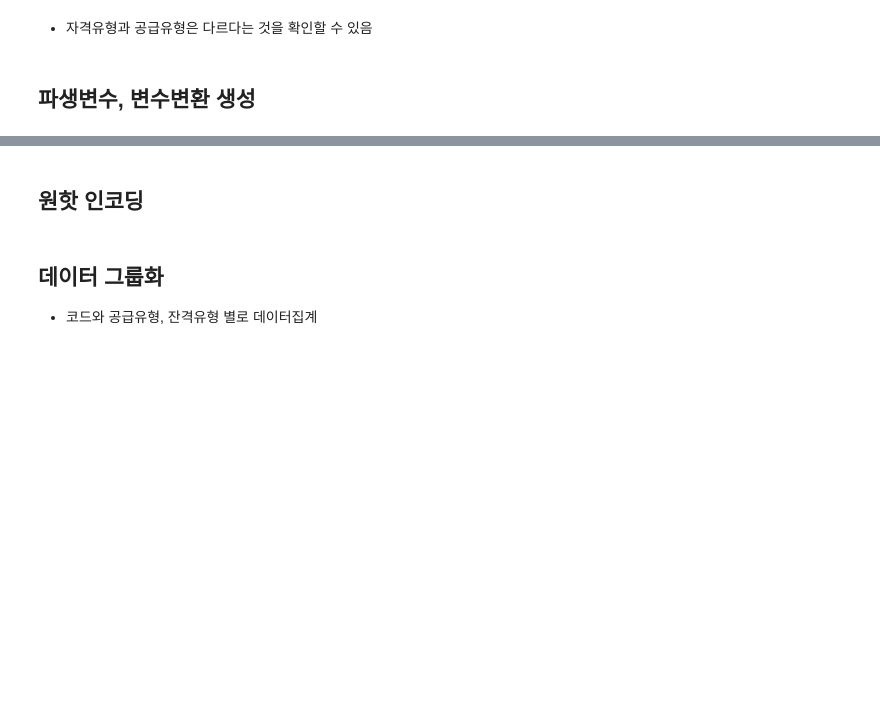
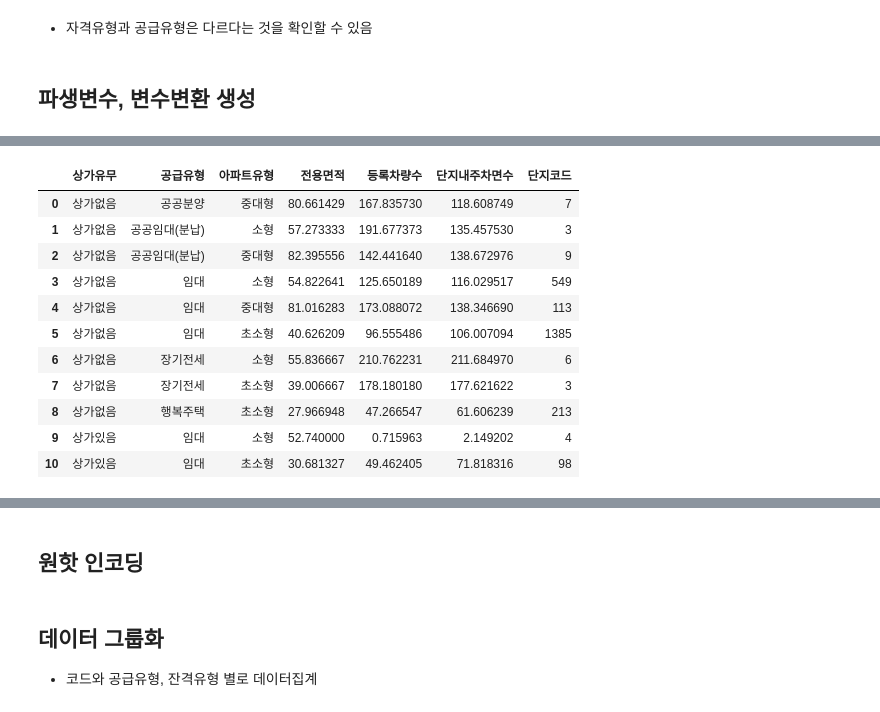
Before and after one commit to koreahong/parking_lot_analysis, a Jupyter notebook: 주차수요예측.ipynb, the cells around one changed output, grey strips where cells are left out. Saved outputs shown, nothing was run; the diff lists cells and outputs as text; code cells hidden in the pictures; blank space fills up the shorter version.

```diff
--- a/주차수요예측.ipynb
+++ b/주차수요예측.ipynb
@@ -214,0 +480,23 @@ raw_test['단지내주차면수'] = raw_test['단지내주차면수'] * raw_test
+# %%
+def supply_type(x):
+  if x == '장기전세' or x == '행복주택' or x == '공공분양' or x == '공공임대(분납)':
+    return x
+  else:
+    return '임대'
+# %%
+raw_train_store_apartType['공급유형'] = raw_train_store_apartType['공급유형'].apply(lambda x: supply_type(x))
+# %%
+raw_train_store_apartType.groupby(['상가유무','공급유형','아파트유형'])['전용면적','등록차량수', '단지내주차면수','단지코드'].agg({'전용면적': 'mean', '등록차량수': 'mean', '단지내주차면수': 'mean', '단지코드':'count'}).reset_index()
+# %% [output]
+|  | 상가유무 | 공급유형 | 아파트유형 | 전용면적 | 등록차량수 | 단지내주차면수 | 단지코드 |
+| 0 | 상가없음 | 공공분양 | 중대형 | 80.661429 | 167.835730 | 118.608749 | 7 |
+| 1 | 상가없음 | 공공임대(분납) | 소형 | 57.273333 | 191.677373 | 135.457530 | 3 |
+| 2 | 상가없음 | 공공임대(분납) | 중대형 | 82.395556 | 142.441640 | 138.672976 | 9 |
+| 3 | 상가없음 | 임대 | 소형 | 54.822641 | 125.650189 | 116.029517 | 549 |
+| 4 | 상가없음 | 임대 | 중대형 | 81.016283 | 173.088072 | 138.346690 | 113 |
+| 5 | 상가없음 | 임대 | 초소형 | 40.626209 | 96.555486 | 106.007094 | 1385 |
+| 6 | 상가없음 | 장기전세 | 소형 | 55.836667 | 210.762231 | 211.684970 | 6 |
+| 7 | 상가없음 | 장기전세 | 초소형 | 39.006667 | 178.180180 | 177.621622 | 3 |
+| 8 | 상가없음 | 행복주택 | 초소형 | 27.966948 | 47.266547 | 61.606239 | 213 |
+| 9 | 상가있음 | 임대 | 소형 | 52.740000 | 0.715963 | 2.149202 | 4 |
+| 10 | 상가있음 | 임대 | 초소형 | 30.681327 | 49.462405 | 71.818316 | 98 |
```
Also changed, not shown: parts of 61 cells of this notebook.
